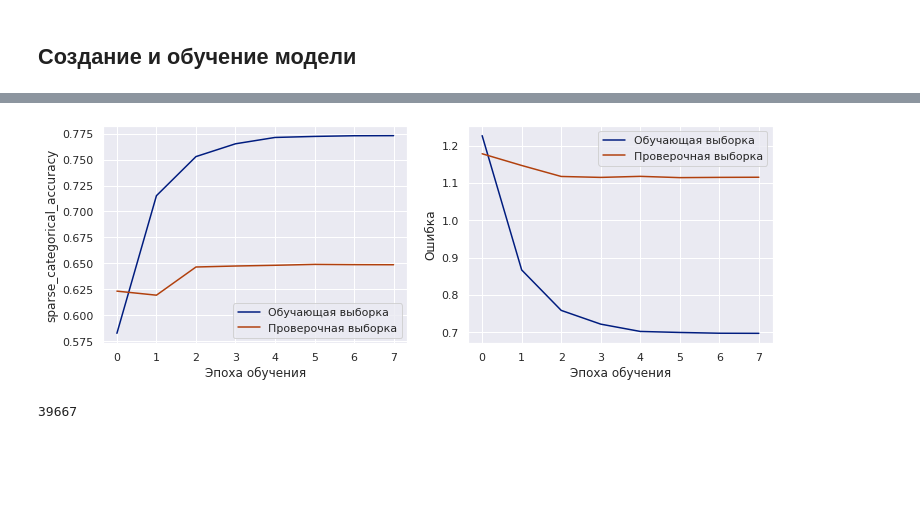
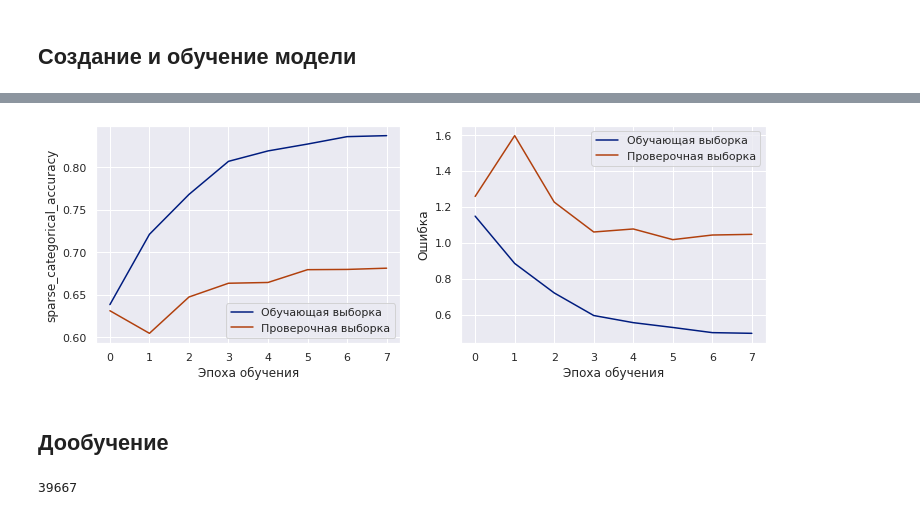
Before and after one commit to ivsu/university_public, a Jupyter notebook: 11дз_черновик_|_Базовый_блок_|_Сегментация_изображений_|_ДЗ_Ultra_Pro_|_УИИ.ipynb, the cells around one changed output, grey strips where cells are left out. Drawn from its saved outputs; the diff is of its cells as text; code cells hidden in the pictures; blank space fills up the shorter version.

```diff
--- a/11дз_черновик_|_Базовый_блок_|_Сегментация_изображений_|_ДЗ_Ultra_Pro_|_УИИ.ipynb
+++ b/11дз_черновик_|_Базовый_блок_|_Сегментация_изображений_|_ДЗ_Ultra_Pro_|_УИИ.ipynb
@@ -700,6 +620,7 @@ NEW_CLASSES = {
     INVENTORY: 5,
     LAMP: 6, WIRE: 6, BEAM: 6, EXTERNAL: 6, BATTERY: 6, PEOPLE: 6
 }
+CLASS_COUNT = len(set(NEW_CLASSES.values()))
 # %%
 # проверим, как установлено соответствие классов
 for i, class_color in enumerate(CLASS_LABELS):
@@ -782,8 +694,8 @@ hp.print()
 LR_SCHEDULE = [
     (0, 0.01),
     (2, 0.001),
-    (4, 0.0001),
-    (6, 0.00001),
+    (6, 0.0001),
+    # (6, 0.00001),
     ]
 
 # построение модели PSPNet
@@ -796,59 +708,74 @@ def build_model(hp):
 
     if False:
         x = layers.Conv2D(128, 3, padding='same', activation="relu", name='c-m1')(input)
-        # x = layers.BatchNormalization(name='bn-m1')(x)
     else:
+        # нормируем изображения к диапазону [-1:1]
         x = tf.cast(input, tf.float32)
         x = tf.keras.applications.resnet_v2.preprocess_input(x)
-        core = tf.keras.applications.ResNet101V2( # (None, 6, 8, 2048)
+
+        # используем для формирования карты признаков модель ResNet101V2
+        core = tf.keras.applications.ResNet101V2( # выход: (None, 6, 8, 2048)
             include_top=False,
             weights="imagenet",
-            # input_tensor=None,
-            input_shape=hp.input_dim,
-            # pooling=None,
-            # classes=1000,
-            # classifier_activation="softmax",
+            input_shape=hp.input_dim
         )
+        # заморозим веса базовой модели
         core.trainable = False
         # базовая модель в режиме инференса
         x = core(x, training=False)
 
-        x = layers.Conv2DTranspose(64, 3, strides=2, padding='same', activation="relu", name="ct-m1")(x)
-        x = layers.Conv2DTranspose(64, 3, strides=2, padding='same', activation="relu", name="ct-m2")(x)
-        x = layers.Conv2DTranspose(64, 3, strides=2, padding='same', activation="relu", name="ct-m3")(x)
-        x = layers.Conv2DTranspose(64, 3, strides=2, padding='same', activation="relu", name="ct-m4")(x)
+        # развернём признаки до формы исходного изображения 192х256х3
+        x = layers.Conv2DTranspose(1024, 3, strides=2, padding='same', activation="relu", name="ct-m1")(x)
+        x = layers.Conv2DTranspose(512, 3, strides=2, padding='same', activation="relu", name="ct-m2")(x)
+        x = layers.Conv2DTranspose(256, 3, strides=2, padding='same', activation="relu", name="ct-m3")(x)
+        x = layers.Conv2DTranspose(128, 3, strides=2, padding='same', activation="relu", name="ct-m4")(x)
         x = layers.Conv2DTranspose(64, 3, strides=2, padding='same', activation="relu", name="ct-m5")(x)
+        x = layers.BatchNormalization(name="bn-m1")(x)
 
     # Pyramid-блоки
 
     units = 64
 
+    # pooling = 1
+    x0 = x
+    x0 = layers.Conv2D(units, 3, padding='same', activation="relu", name="c-p0")(x0)
+    x0 = layers.Conv2DTranspose(units, 3, padding='same', activation="relu", name="ct-p0")(x0)
+
+    # pooling = 2
     x1 = layers.MaxPooling2D(2, name="mp-p1")(x)
     x1 = layers.Conv2D(units, 3, padding='same', activation="relu", name="c-p1")(x1)
     x1 = layers.Conv2DTranspose(units, 3, strides=2, padding='same', activation="relu", name="ct-p1")(x1)
-    # x1 = layers.BatchNormalization(name="bn-p1")(x1)
 
+    # pooling = (3, 4)
+    x1 = layers.MaxPooling2D((3, 4), name="mp-p1")(x)
+    x1 = layers.Conv2D(units, 3, padding='same', activation="relu", name="c-p1")(x1)
+    x1 = layers.Conv2DTranspose(units, 3, strides=(3, 4), padding='same', activation="relu", name="ct-p1")(x1)
+
+    # pooling = 4
     x2 = layers.MaxPooling2D(4, name="mp-p2")(x)
     x2 = layers.Conv2D(units, 3, padding='same', activation="relu", name="c-p2")(x2)
     x2 = layers.Conv2DTranspose(units, 3, strides=4, padding='same', activation="relu", name="ct-p2")(x2)
-    # x2 = layers.BatchNormalization(name="bn-p2")(x2)
 
-    x3 = layers.MaxPooling2D(8, name="mp-p3")(x)
-    x3 = layers.Conv2D(units, 3, padding='same', activation="relu", name="c-p3")(x3)
-    x3 = layers.Conv2DTranspose(units, 3, strides=8, padding='same', activation="relu", name="ct-p3")(x3)
-    # x3 = layers.BatchNormalization(name="bn-p3")(x3)
+    # pooling = (6, 8)
+    x3 = layers.MaxPooling2D((6, 8), name="mp-p3")(x) # (28, 32)
+    x3 = layers.Conv2D(units, 3, padding='same', activation="relu", name="c-p3")(x3) # (28, 42)
+    x3 = layers.Conv2DTranspose(units, 3, strides=(6, 8), padding='same', activation="relu", name="ct-p3")(x3)
 
-    x = layers.concatenate([input, x1, x2, x3], name="concat")
+    # pooling = 8
+    x4 = layers.MaxPooling2D((8, 8), name="mp-p4")(x) # (24, 32)
+    x4 = layers.Conv2D(units, 3, padding='same', activation="relu", name="c-p4")(x4) # (28, 42)
+    x4 = layers.Conv2DTranspose(units, 3, strides=(8, 8), padding='same', activation="relu", name="ct-p4")(x4)
 
-    # свёртка
+    x = layers.concatenate([input, x0, x1, x2, x3, x4], name="concat")
+
+    # финальная свёртка
 
     x = layers.Conv2D(64, 3, padding='same', activation="relu", name="c-f1")(x)
-    # x = layers.Dropout(0.2)(x)
     x = layers.Conv2D(64, 3, padding='same', activation="relu", name="c-f2")(x)
     x = layers.BatchNormalization(name="bn-f1")(x)
 
-    # 7 классов
-    x_out = layers.Conv2D(7, 3, padding='same', activation="softmax", name="c-out1")(x)
+    # выходной классификатор
+    x_out = layers.Conv2D(CLASS_COUNT, 3, padding='same', activation="softmax", name="c-out1")(x)
 
     pspnet = keras.Model(input, x_out, name="PSPNet")
     print()
@@ -888,4 +815,6 @@ Epoch 8/8
-[figure, old version]
+[figure, new version]
+# %% [markdown]
+## Дообучение
 # %%
 gc.collect()
 # %% [output]
```
Also changed, not shown: parts of 36 cells of this notebook.
